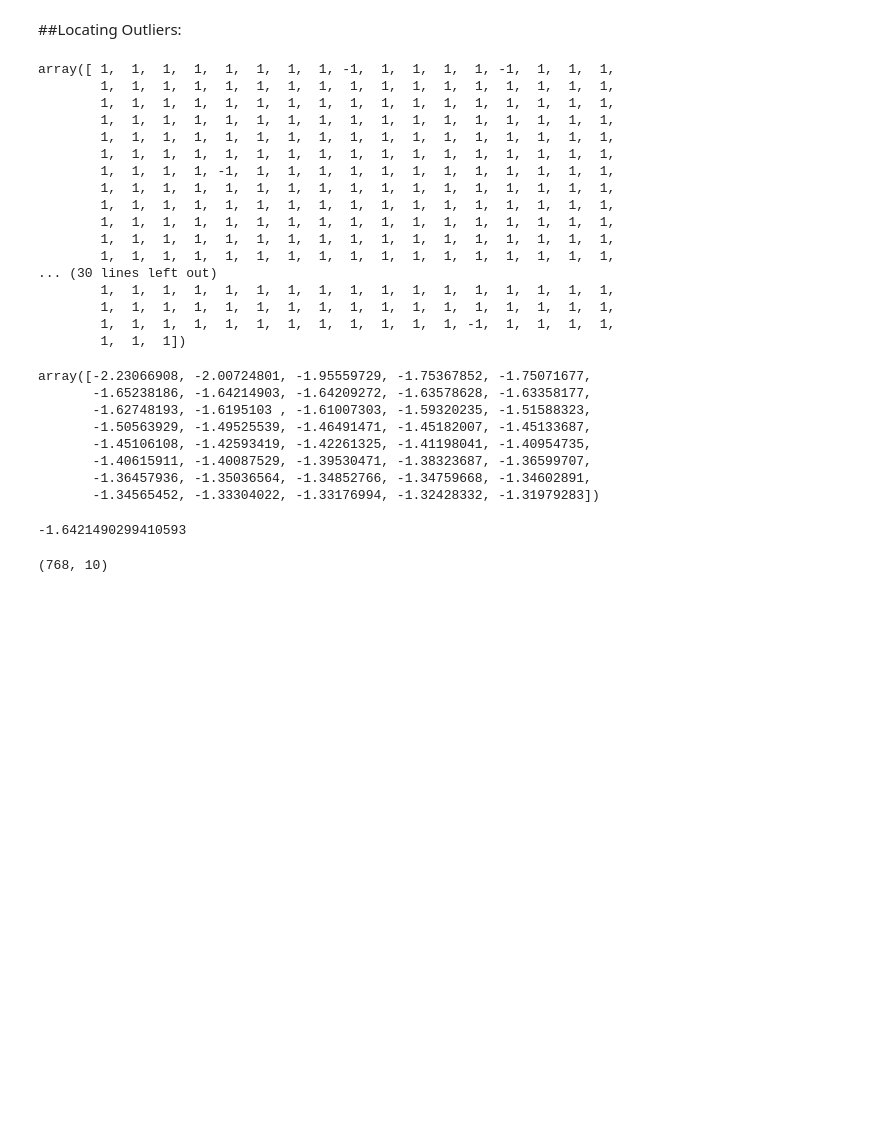
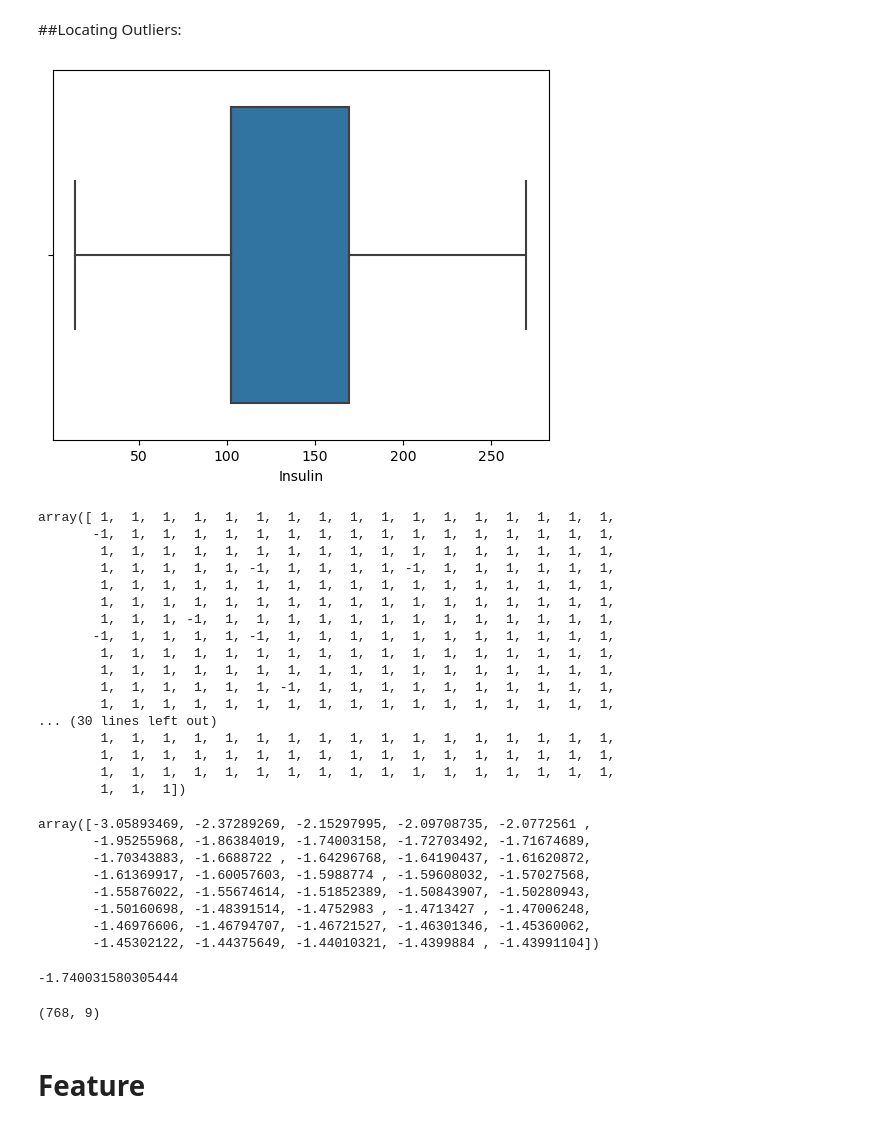
Before and after one commit to hrobinl/Diabetes-Predictability, a Jupyter notebook: project4/Project 4 Diabetes.ipynb, the cells around one changed output. Drawn from its saved outputs; the diff is of its cells as text; code cells hidden in the pictures; blank space fills up the shorter version.

```diff
--- a/project4/Project 4 Diabetes.ipynb
+++ b/project4/Project 4 Diabetes.ipynb
@@ -351,53 +349,69 @@ Outcome no
 # %% [markdown]
 ##Locating Outliers:
+# %%
+#We conduct a stand alone observation review for the Insulin variable
+#We suppress contradictory values
+Q1 = df.Insulin.quantile(0.25)
+Q3 = df.Insulin.quantile(0.75)
+IQR = Q3-Q1
+lower = Q1 - 1.5*IQR
+upper = Q3 + 1.5*IQR
+dfile.loc[dfile["Insulin"] > upper,"Insulin"] = upper
+# %%
+import seaborn as sns
+sns.boxplot(x = dfile["Insulin"]);
+# %% [output]
+[figure, added]
 # %%
 #Use LOF Method to determine outliers:
 from sklearn.neighbors import LocalOutlierFactor
 lof =LocalOutlierFactor(n_neighbors= 10)
 lof.fit_predict(dfile)
 # %% [output]
-array([ 1,  1,  1,  1,  1,  1,  1,  1, -1,  1,  1,  1,  1, -1,  1,  1,  1,
+array([ 1,  1,  1,  1,  1,  1,  1,  1,  1,  1,  1,  1,  1,  1,  1,  1,  1,
+       -1,  1,  1,  1,  1,  1,  1,  1,  1,  1,  1,  1,  1,  1,  1,  1,  1,
+        1,  1,  1,  1,  1,  1,  1,  1,  1,  1,  1,  1,  1,  1,  1,  1,  1,
+        1,  1,  1,  1,  1, -1,  1,  1,  1,  1, -1,  1,  1,  1,  1,  1,  1,
         1,  1,  1,  1,  1,  1,  1,  1,  1,  1,  1,  1,  1,  1,  1,  1,  1,
         1,  1,  1,  1,  1,  1,  1,  1,  1,  1,  1,  1,  1,  1,  1,  1,  1,
+        1,  1,  1, -1,  1,  1,  1,  1,  1,  1,  1,  1,  1,  1,  1,  1,  1,
+       -1,  1,  1,  1,  1, -1,  1,  1,  1,  1,  1,  1,  1,  1,  1,  1,  1,
         1,  1,  1,  1,  1,  1,  1,  1,  1,  1,  1,  1,  1,  1,  1,  1,  1,
         1,  1,  1,  1,  1,  1,  1,  1,  1,  1,  1,  1,  1,  1,  1,  1,  1,
-        1,  1,  1,  1,  1,  1,  1,  1,  1,  1,  1,  1,  1,  1,  1,  1,  1,
-        1,  1,  1,  1, -1,  1,  1,  1,  1,  1,  1,  1,  1,  1,  1,  1,  1,
-        1,  1,  1,  1,  1,  1,  1,  1,  1,  1,  1,  1,  1,  1,  1,  1,  1,
-        1,  1,  1,  1,  1,  1,  1,  1,  1,  1,  1,  1,  1,  1,  1,  1,  1,
-        1,  1,  1,  1,  1,  1,  1,  1,  1,  1,  1,  1,  1,  1,  1,  1,  1,
-        1,  1,  1,  1,  1,  1,  1,  1,  1,  1,  1,  1,  1,  1,  1,  1,  1,
+        1,  1,  1,  1,  1,  1, -1,  1,  1,  1,  1,  1,  1,  1,  1,  1,  1,
         1,  1,  1,  1,  1,  1,  1,  1,  1,  1,  1,  1,  1,  1,  1,  1,  1,
 ... (30 lines left out)
         1,  1,  1,  1,  1,  1,  1,  1,  1,  1,  1,  1,  1,  1,  1,  1,  1,
         1,  1,  1,  1,  1,  1,  1,  1,  1,  1,  1,  1,  1,  1,  1,  1,  1,
-        1,  1,  1,  1,  1,  1,  1,  1,  1,  1,  1,  1, -1,  1,  1,  1,  1,
+        1,  1,  1,  1,  1,  1,  1,  1,  1,  1,  1,  1,  1,  1,  1,  1,  1,
         1,  1,  1])
 # %%
 #Display Outlier Values:
 dfile_scores = lof.negative_outlier_factor_
 np.sort(dfile_scores)[0:40]
 # %% [output]
-array([-2.23066908, -2.00724801, -1.95559729, -1.75367852, -1.75071677,
-       -1.65238186, -1.64214903, -1.64209272, -1.63578628, -1.63358177,
-       -1.62748193, -1.6195103 , -1.61007303, -1.59320235, -1.51588323,
-       -1.50563929, -1.49525539, -1.46491471, -1.45182007, -1.45133687,
-       -1.45106108, -1.42593419, -1.42261325, -1.41198041, -1.40954735,
-       -1.40615911, -1.40087529, -1.39530471, -1.38323687, -1.36599707,
-       -1.36457936, -1.35036564, -1.34852766, -1.34759668, -1.34602891,
-       -1.34565452, -1.33304022, -1.33176994, -1.32428332, -1.31979283])
+array([-3.05893469, -2.37289269, -2.15297995, -2.09708735, -2.0772561 ,
+       -1.95255968, -1.86384019, -1.74003158, -1.72703492, -1.71674689,
+       -1.70343883, -1.6688722 , -1.64296768, -1.64190437, -1.61620872,
+       -1.61369917, -1.60057603, -1.5988774 , -1.59608032, -1.57027568,
+       -1.55876022, -1.55674614, -1.51852389, -1.50843907, -1.50280943,
+       -1.50160698, -1.48391514, -1.4752983 , -1.4713427 , -1.47006248,
+       -1.46976606, -1.46794707, -1.46721527, -1.46301346, -1.45360062,
+       -1.45302122, -1.44375649, -1.44010321, -1.4399884 , -1.43991104])
 # %%
 #We choose the threshold value according to lof scores
-threshold = np.sort(dfile_scores)[6]
+threshold = np.sort(dfile_scores)[7]
 threshold
 # %% [output]
--1.6421490299410593
+-1.740031580305444
 # %%
 #We delete those that are higher than the threshold
 outlier = dfile_scores > threshold
 df = dfile[outlier]
 # %%
-# The size of the data set was examined.
+# The size of the data set was examined:
 dfile.shape
 # %% [output]
-(768, 10)
+(768, 9)
+# %% [markdown]
+# Feature
```
Also changed, not shown: parts of 23 cells of this notebook, 1 other file.
